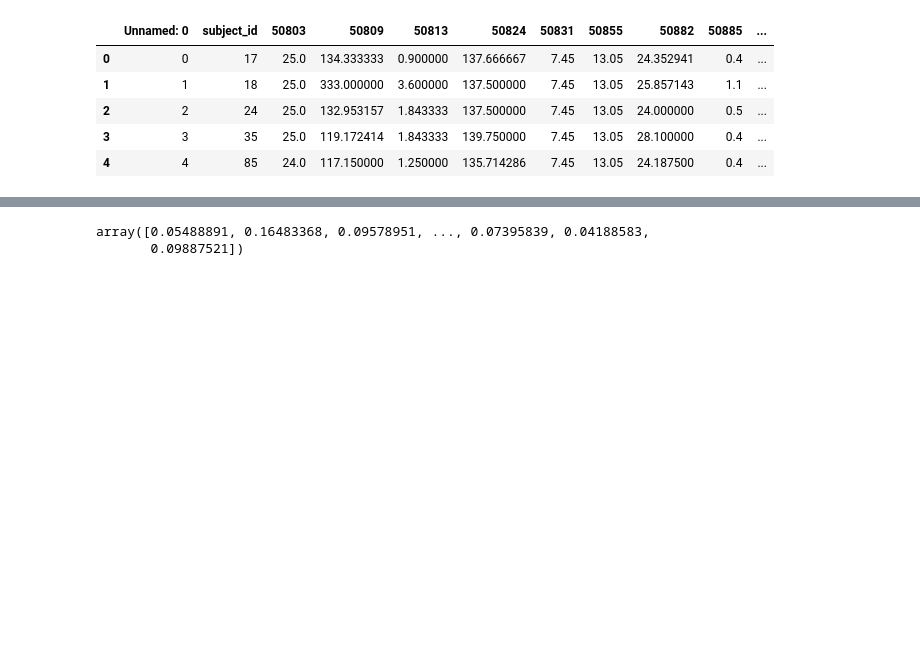
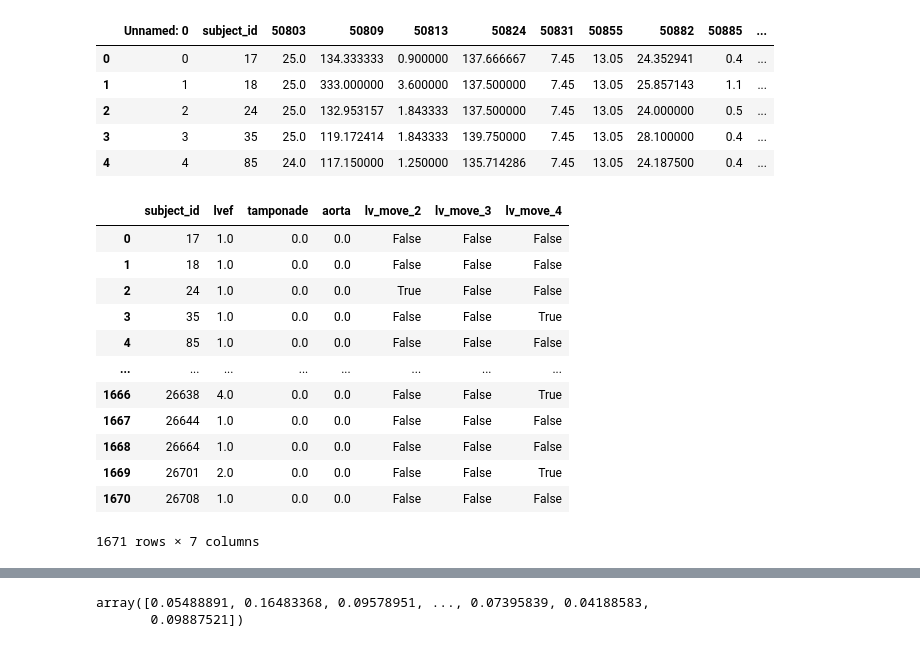
Before and after one commit to nhinrichsberlin/hackathon-sh-2024, a Jupyter notebook: notebooks/logreg.ipynb, the cells around one changed output, grey strips where cells are left out. Saved outputs shown, nothing was run; the diff lists cells and outputs as text; code cells hidden in the pictures; blank space fills up the shorter version.

```diff
--- a/notebooks/logreg.ipynb
+++ b/notebooks/logreg.ipynb
@@ -22,0 +27,5 @@ nlp = pd.read_csv('data/results_nlp.csv')
+# %%
+lv_move = lv_move[lv_move.subject_id.isin(nlp.subject_id)].groupby('subject_id').agg({'lv_move': 'max'}).fillna(1)
+# %%
+for i in [2, 3, 4]:
+    lv_move[f'lv_move_{i}'] = lv_move.lv_move == i
@@ -23,2 +36,18 @@ nlp = pd.read_csv('data/results_nlp.csv')
+# %%
+nlp
+# %% [output]
+|  | subject_id | lvef | tamponade | aorta | lv_move_2 | lv_move_3 | lv_move_4 |
+| 0 | 17 | 1.0 | 0.0 | 0.0 | False | False | False |
+| 1 | 18 | 1.0 | 0.0 | 0.0 | False | False | False |
+| 2 | 24 | 1.0 | 0.0 | 0.0 | True | False | False |
+| 3 | 35 | 1.0 | 0.0 | 0.0 | False | False | True |
+| 4 | 85 | 1.0 | 0.0 | 0.0 | False | False | False |
+| ... | ... | ... | ... | ... | ... | ... | ... |
+| 1666 | 26638 | 4.0 | 0.0 | 0.0 | False | False | True |
+| 1667 | 26644 | 1.0 | 0.0 | 0.0 | False | False | False |
+| 1668 | 26664 | 1.0 | 0.0 | 0.0 | False | False | False |
+| 1669 | 26701 | 2.0 | 0.0 | 0.0 | False | False | True |
+| 1670 | 26708 | 1.0 | 0.0 | 0.0 | False | False | False |
+1671 rows × 7 columns
 # %%
 data = lab_clean.join(nlp.set_index('subject_id'), on='subject_id', how='left')
```
Also changed, not shown: parts of 9 cells of this notebook.
